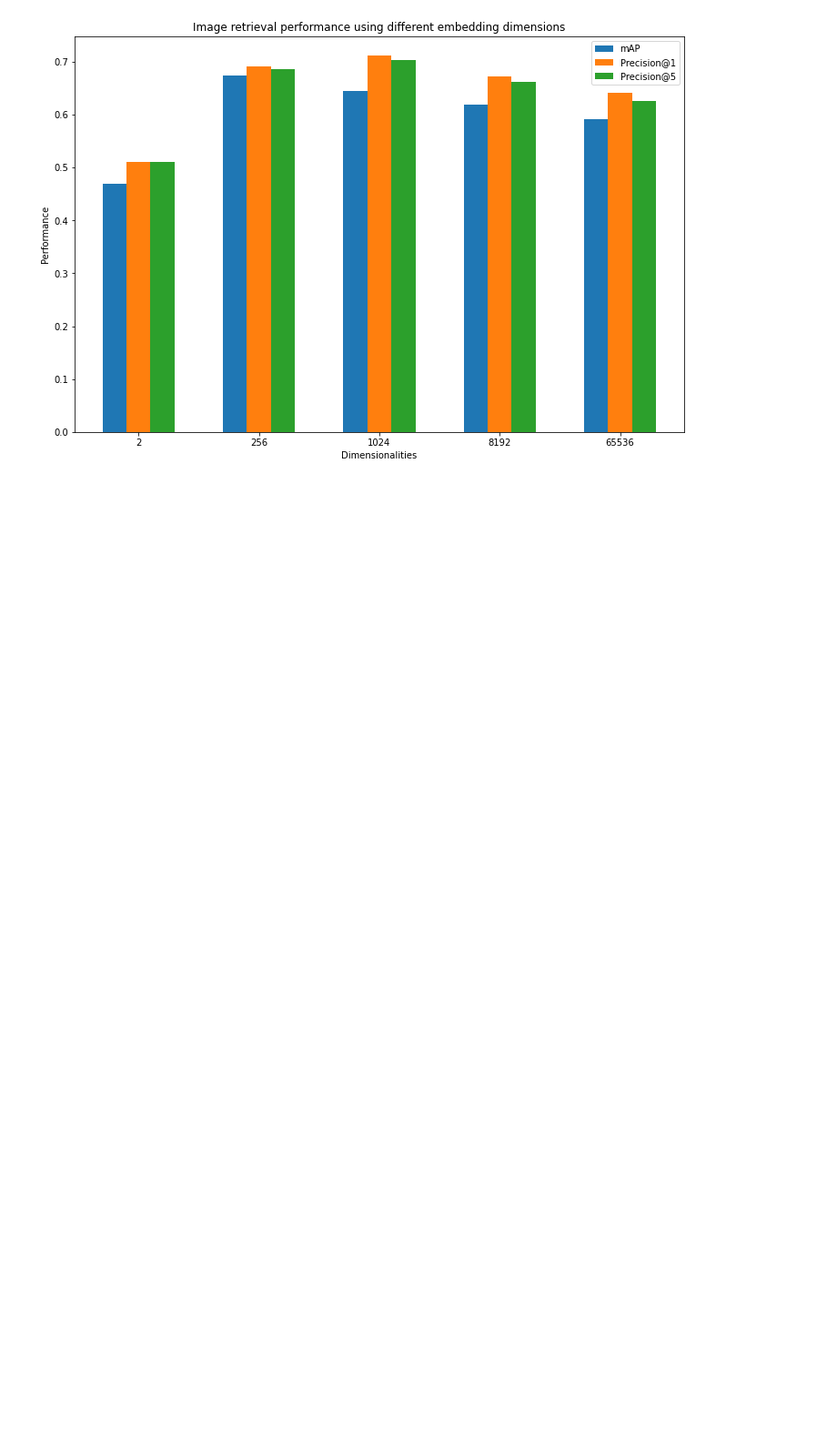
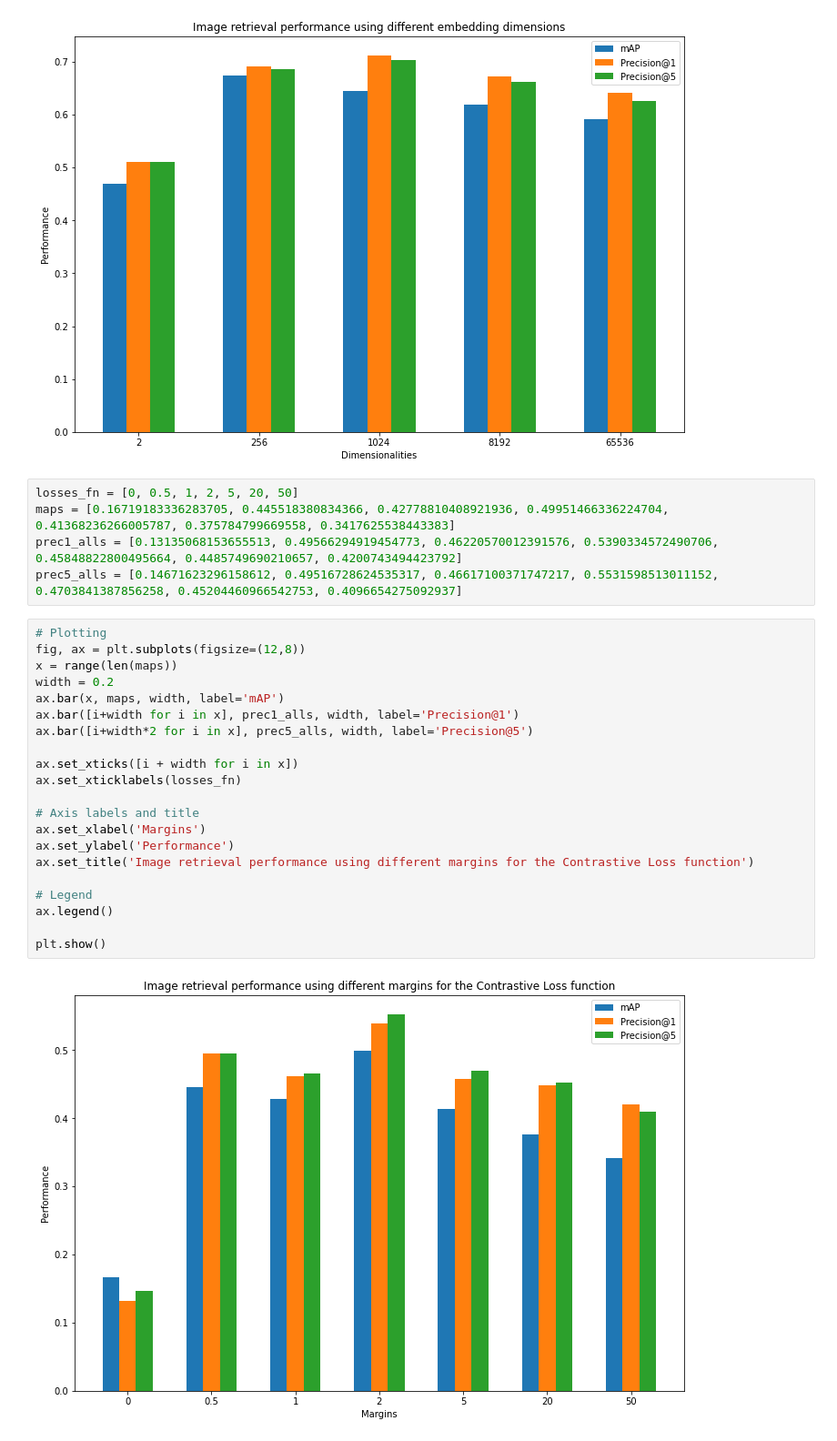
Before and after one commit to hichamelmuhandiz/MCV-M5-Team05, a Jupyter notebook: Week 4/task_b_more_dimensions.ipynb, the cells around one changed output. Shown: that part at 91% size. Saved outputs shown, nothing was run; the diff lists cells and outputs as text; blank space fills up the shorter version.

```diff
--- a/Week 4/task_b_more_dimensions.ipynb
+++ b/Week 4/task_b_more_dimensions.ipynb
@@ -601,3 +601,31 @@ ax.legend()
 plt.show()
 # %% [output]
 [figure]
+# %%
+losses_fn = [0, 0.5, 1, 2, 5, 20, 50]
+maps = [0.16719183336283705, 0.445518380834366, 0.42778810408921936, 0.49951466336224704, 0.41368236266005787, 0.375784799669558, 0.3417625538443383]
+prec1_alls = [0.13135068153655513, 0.49566294919454773, 0.46220570012391576, 0.5390334572490706, 0.45848822800495664, 0.4485749690210657, 0.4200743494423792]
+prec5_alls = [0.14671623296158612, 0.49516728624535317, 0.46617100371747217, 0.5531598513011152, 0.4703841387856258, 0.45204460966542753, 0.4096654275092937]
+# %%
+# Plotting
+fig, ax = plt.subplots(figsize=(12,8))
+x = range(len(maps))
+width = 0.2
+ax.bar(x, maps, width, label='mAP')
+ax.bar([i+width for i in x], prec1_alls, width, label='Precision@1')
+ax.bar([i+width*2 for i in x], prec5_alls, width, label='Precision@5')
+
+ax.set_xticks([i + width for i in x])
+ax.set_xticklabels(losses_fn)
+
+# Axis labels and title
+ax.set_xlabel('Margins')
+ax.set_ylabel('Performance')
+ax.set_title('Image retrieval performance using different margins for the Contrastive Loss function')
+
+# Legend
+ax.legend()
+
+plt.show()
+# %% [output]
+[figure, added]
```
Also changed, not shown: 2 other files.
